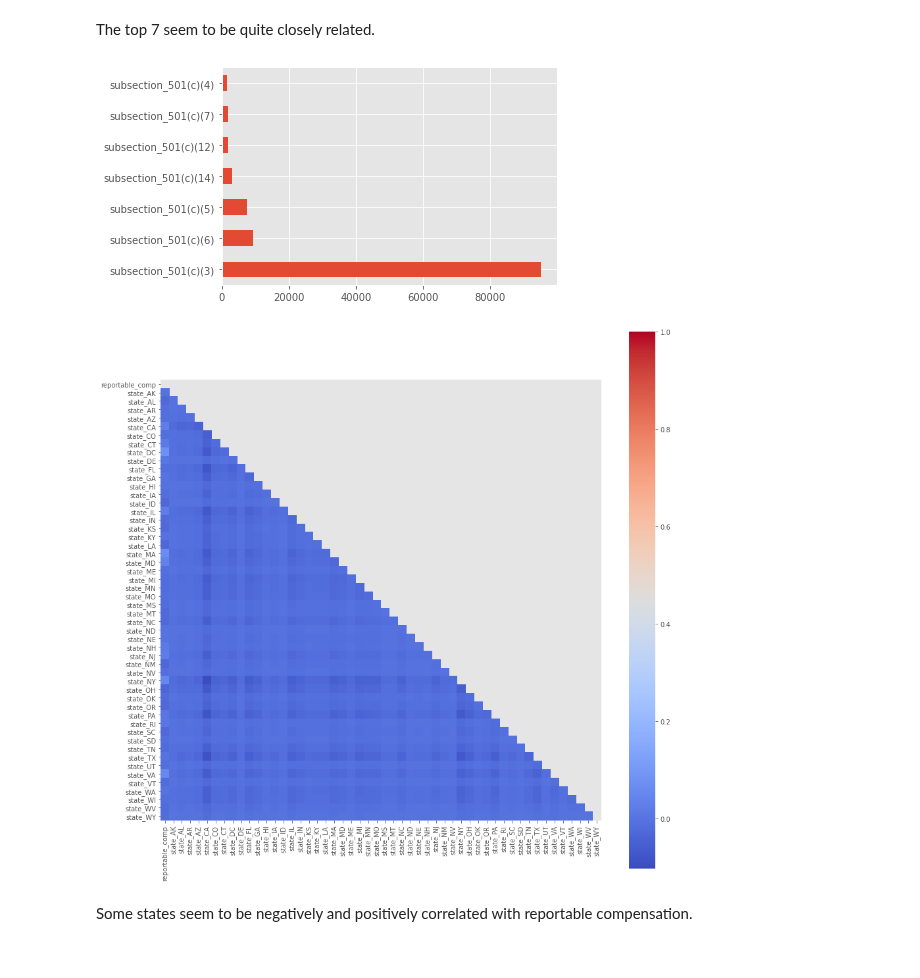
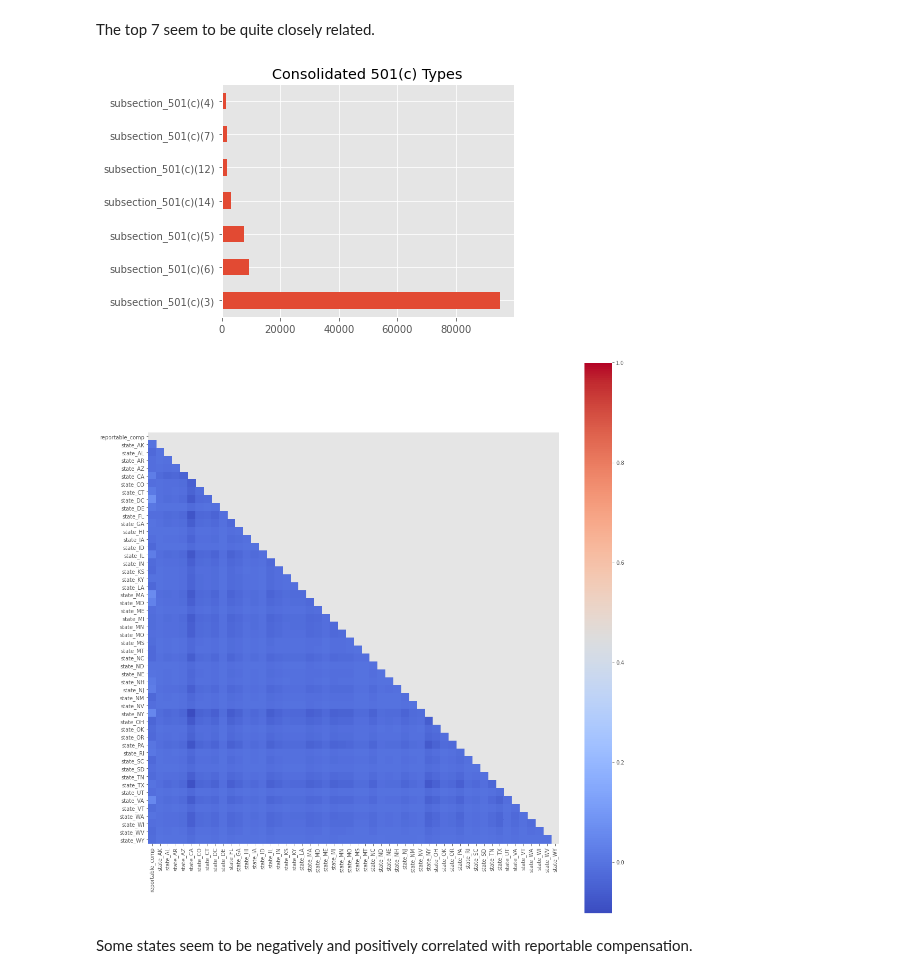
Before and after one commit to mrkjhsn/Not_for_Profit_Compensation_Modeling, a Jupyter notebook: 06.feature_engineering.ipynb, the cells around one changed output. Drawn from its saved outputs; the diff is of its cells as text; code cells hidden in the pictures.

```diff
--- a/06.feature_engineering.ipynb
+++ b/06.feature_engineering.ipynb
@@ -80,9 +83,12 @@ for cat in pd.get_dummies(df[['reportable_comp', 'subsection']]).corr().abs() \
     df[cat] = df.subsection == cat[11:]
 # %%
 # how many subsections are in each category?
-df.iloc[:, -7:].sum().plot(kind='barh');
+df.iloc[:, -7:].sum().plot(kind='barh')
+plt.title('Consolidated 501(c) Types')
+plt.tight_layout()
+plt.savefig('03.visualizations/501c_consolidated.png');
 # %% [output]
-[figure, old version]
+[figure, new version]
 # %%
 # show correlation heatmap comparing
 # target feature against state
@@ -96,9 +102,11 @@ sns.heatmap(pd.get_dummies(df[['reportable_comp', 'state']]).corr(),
             annot=False,
 #             vmin=-1,
             square=True,
-            mask = mask);
+            mask = mask)
+plt.tight_layout()
+plt.savefig('03.visualizations/states_consolidated.png');
 # %% [output]
-[figure, old version]
+[figure, new version]
 # %% [markdown]
 Some states seem to be negatively and positively correlated with reportable compensation.
 # %%
```
Also changed, not shown: parts of 2 cells of this notebook.
